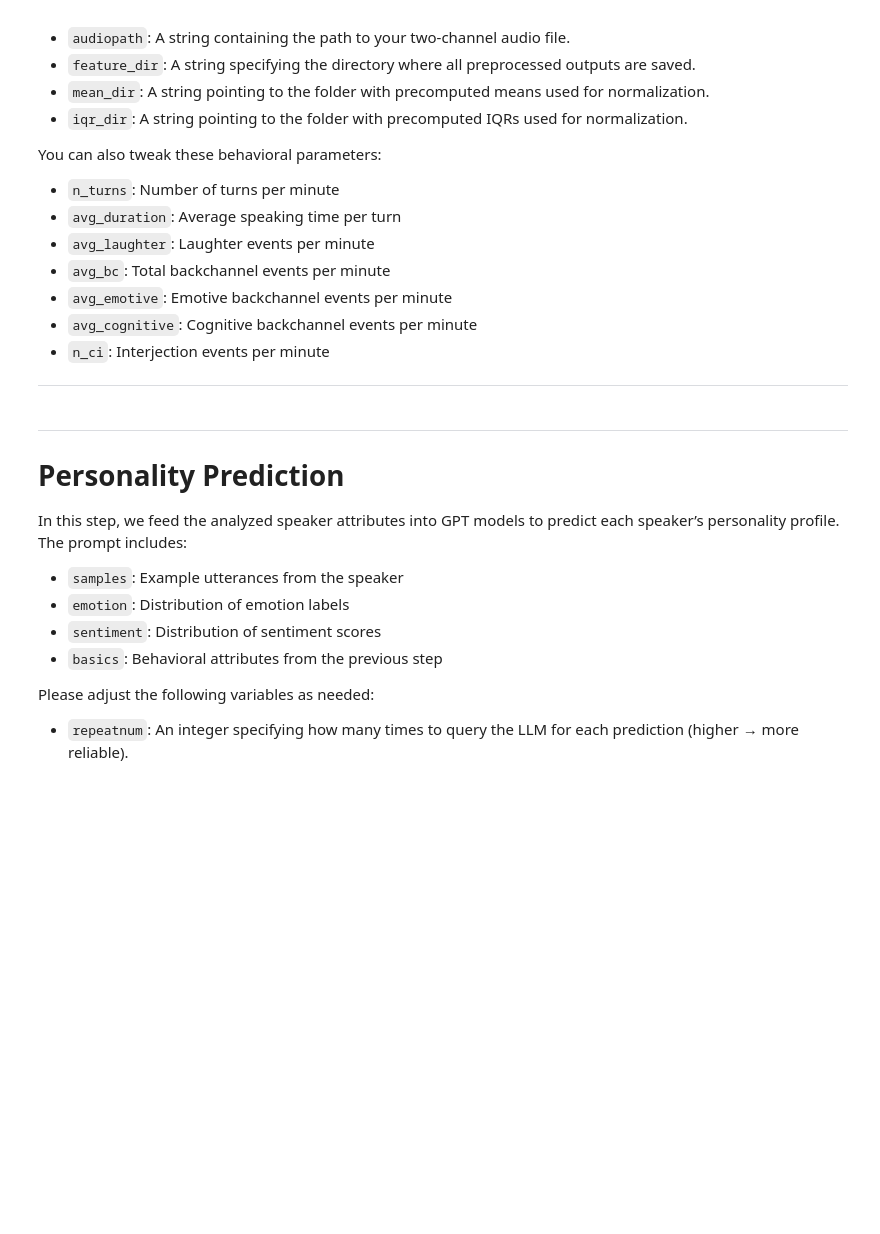
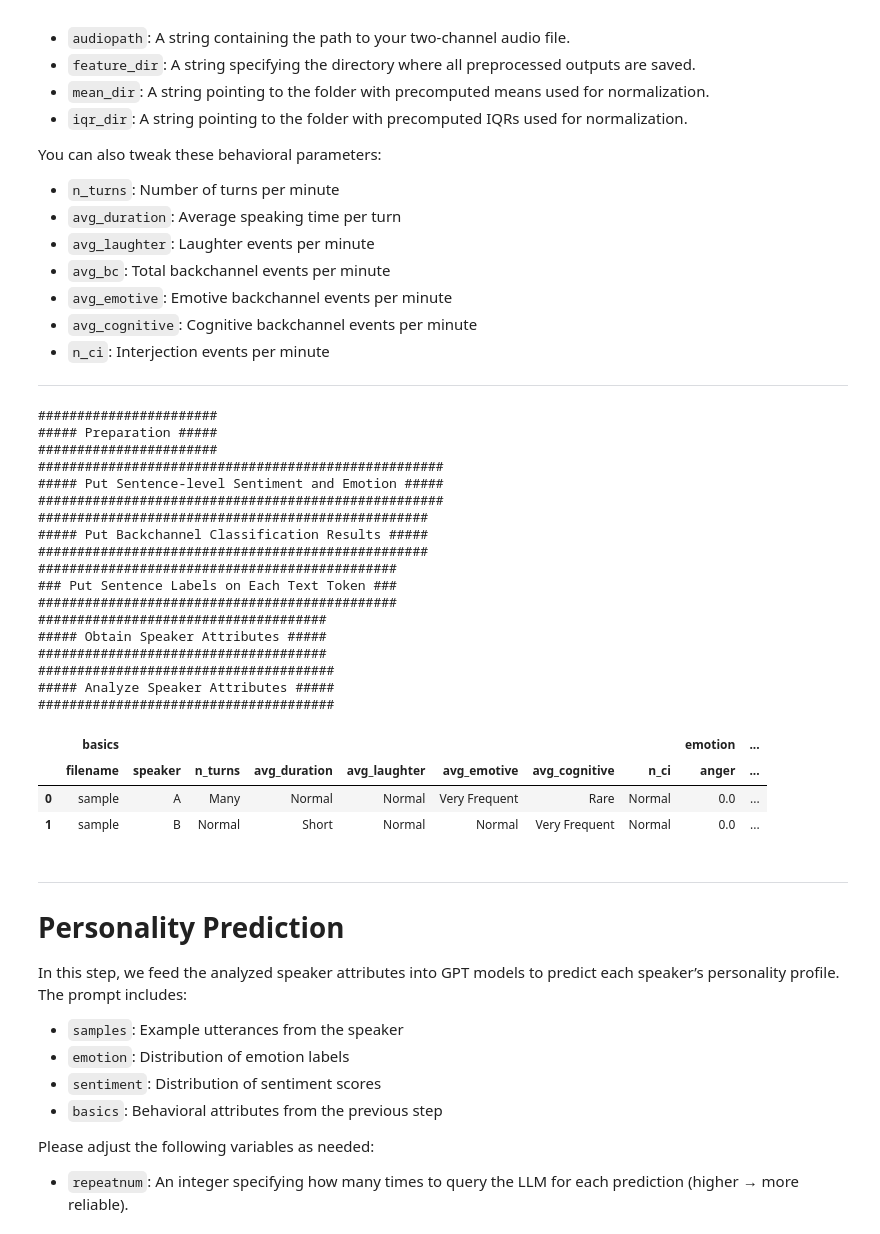
Before and after one commit to TeamDman/Personality-Prediction-for-Conversation-Agents, a Jupyter notebook: implementation/notebooks/05_Personality_Prediction.ipynb, the cells around one changed output. Saved outputs shown, nothing was run; the diff lists cells and outputs as text; code cells hidden in the pictures; blank space fills up the shorter version.

```diff
--- a/implementation/notebooks/05_Personality_Prediction.ipynb
+++ b/implementation/notebooks/05_Personality_Prediction.ipynb
@@ -209,8 +213,11 @@ print("##### Put Backchannel Classification Results #####")
 print("##################################################")
 
 dfbc = data2[data2["BC-Candidates"]]
-model = "gpt-4o"
-addname = "" if model=="" else "_"+model.split("-")[-1]
+# model = "gpt-4o"
+model = "gemma3:12b"
+
+addname = "" if model=="" else "_"+model.split("-")[-1].replace(":", "_")
+
 dirname = feature_dir + f'LLM_responses{addname}/' + os.path.basename(audiopath)[:-4] + "/"
 tt_classes = ["interjection type"]
 keys = ["_".join(os.path.basename(a).split("_")[1:3]) for a in glob.glob(dirname+"backchannel_*_0.npy")]
@@ -419,33 +426,56 @@ eval2step = {
 
 # add = "scores" if sentiment_score else "sentiment"
 # averages = {cl: data[cl].mean() for cl in ["emotion", add]}
 
 ratio1 = 0.8
 ratio2 = 1.5*ratio1
 
 status = data.copy()
 status.loc[:, dvcolumns] = "Normal"
 for cl in dvcolumns:
     if cl[1] in ["duration", "avg_duration"]:
         high_text, low_text = "Long", "Short"
         high_emp, low_emp = "Very", "Very"
     elif cl[1] in ["n_turns", "n_newwords"]:
         high_text, low_text = "Many", "Few"
         high_emp, low_emp = "So", "Very"
     elif cl[1] in ["ratio_newwords", "avg_laughter", "avg_emotive", "avg_cognitive", "avg_bc", "n_ci"]:
         high_text, low_text = "Frequent", "Rare"
         high_emp, low_emp = "Very", "Very"
     else:
         assert False
     values = data[cl].values
     mean = mean_dir[cl[1]]
     iqr = iqr_dir[cl[1]]
     # print(cl, mean, iqr)
     status.loc[values>mean+ratio1*iqr, cl] = high_text
     status.loc[values>mean+ratio2*iqr, cl] = "Very " + high_text
     status.loc[values<mean-ratio1*iqr, cl] = low_text
     status.loc[values<mean-ratio2*iqr, cl] = "Very " + low_text
 status
+# %% [output]
+#######################
+##### Preparation #####
+#######################
+####################################################
+##### Put Sentence-level Sentiment and Emotion #####
+####################################################
+##################################################
+##### Put Backchannel Classification Results #####
+##################################################
+##############################################
+### Put Sentence Labels on Each Text Token ###
+##############################################
+#####################################
+##### Obtain Speaker Attributes #####
+#####################################
+######################################
+##### Analyze Speaker Attributes #####
+######################################
+|  | basics |  |  |  |  |  |  |  | emotion | ... |
+|  | filename | speaker | n_turns | avg_duration | avg_laughter | avg_emotive | avg_cognitive | n_ci | anger | ... |
+| 0 | sample | A | Many | Normal | Normal | Very Frequent | Rare | Normal | 0.0 | ... |
+| 1 | sample | B | Normal | Short | Normal | Normal | Very Frequent | Normal | 0.0 | ... |
 # %% [markdown]
 ---
 # Personality Prediction
```
Also changed, not shown: parts of 2 cells of this notebook, 11 other files.
